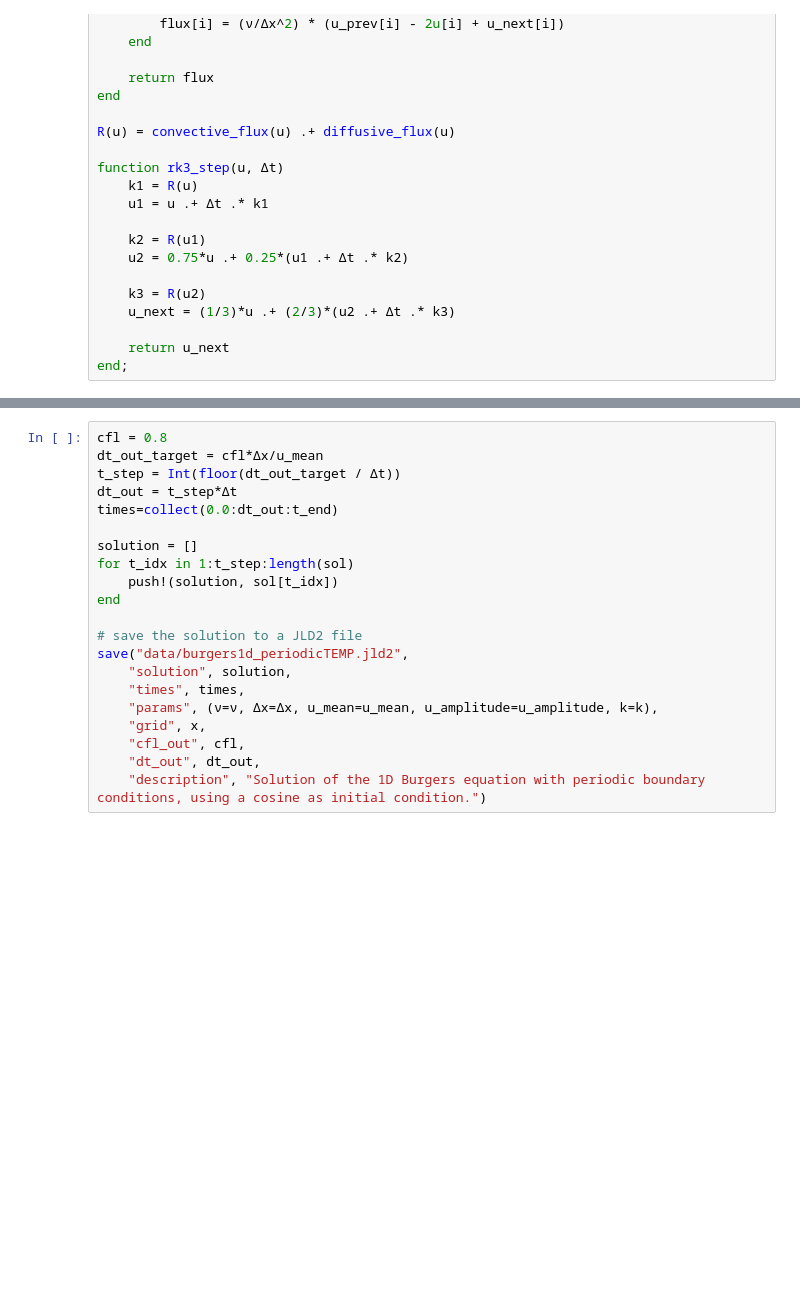
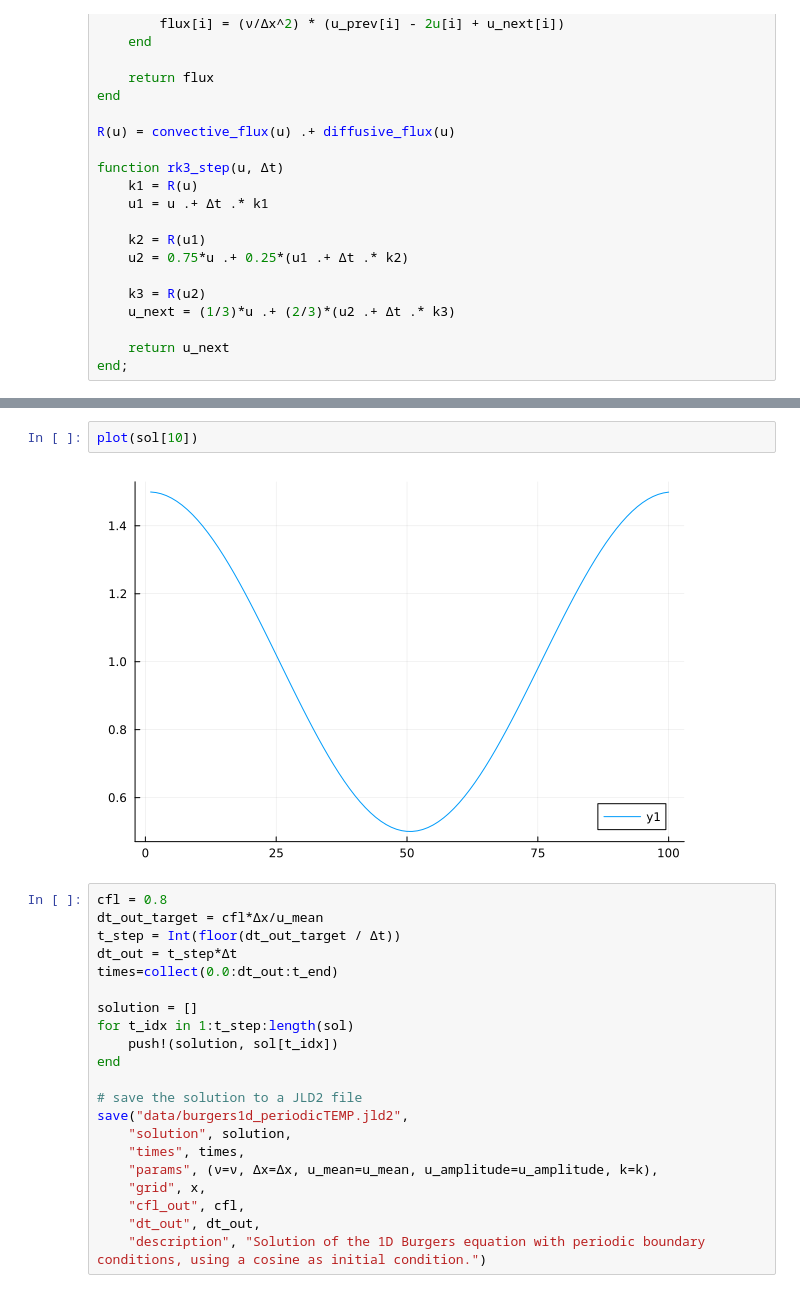
Before and after one commit to mlenes/surrogate_flow, a Jupyter notebook: Burgers_FV.ipynb, the cells around one changed output, grey strips where cells are left out. Drawn from its saved outputs; the diff is of its cells as text; blank space fills up the shorter version.

```diff
--- a/Burgers_FV.ipynb
+++ b/Burgers_FV.ipynb
@@ -100,4 +106,8 @@ plot(masses)
 GKS: Possible loss of precision in routine SET_WINDOW
+# %%
+plot(sol[10])
+# %% [output]
+[figure, added]
 # %%
 cfl = 0.8
 dt_out_target = cfl*Δx/u_mean
```
Also changed, not shown: parts of 3 cells of this notebook, 23 other files.
